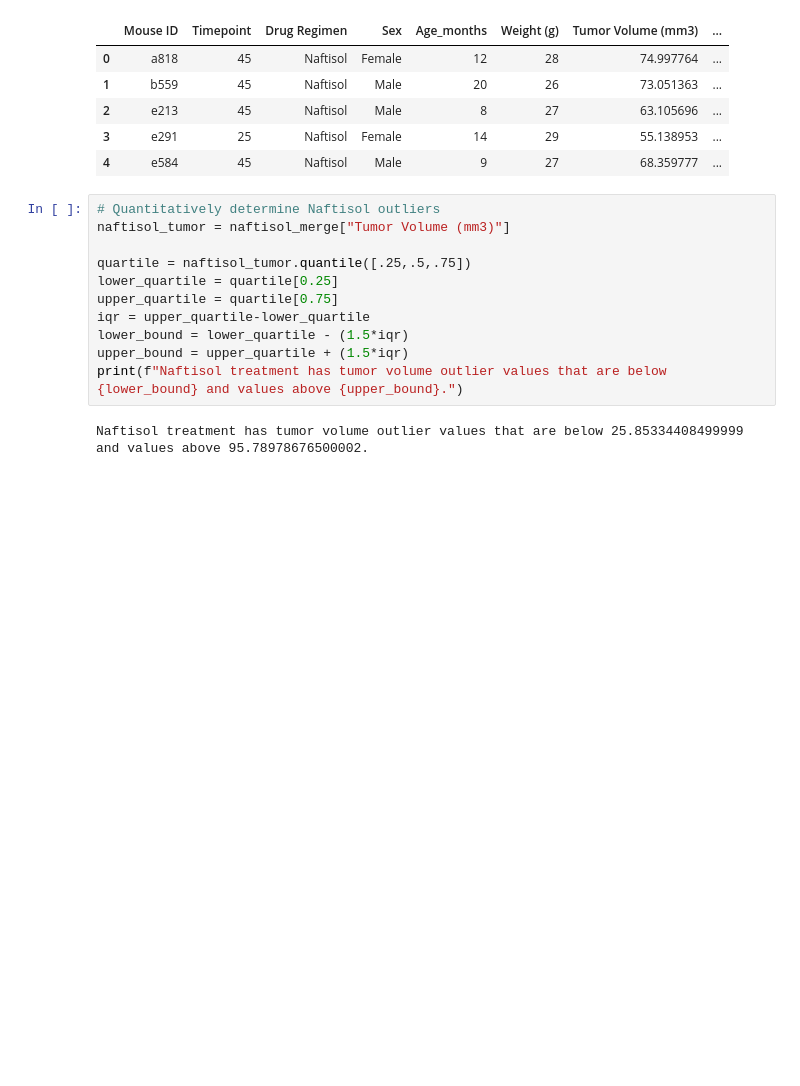
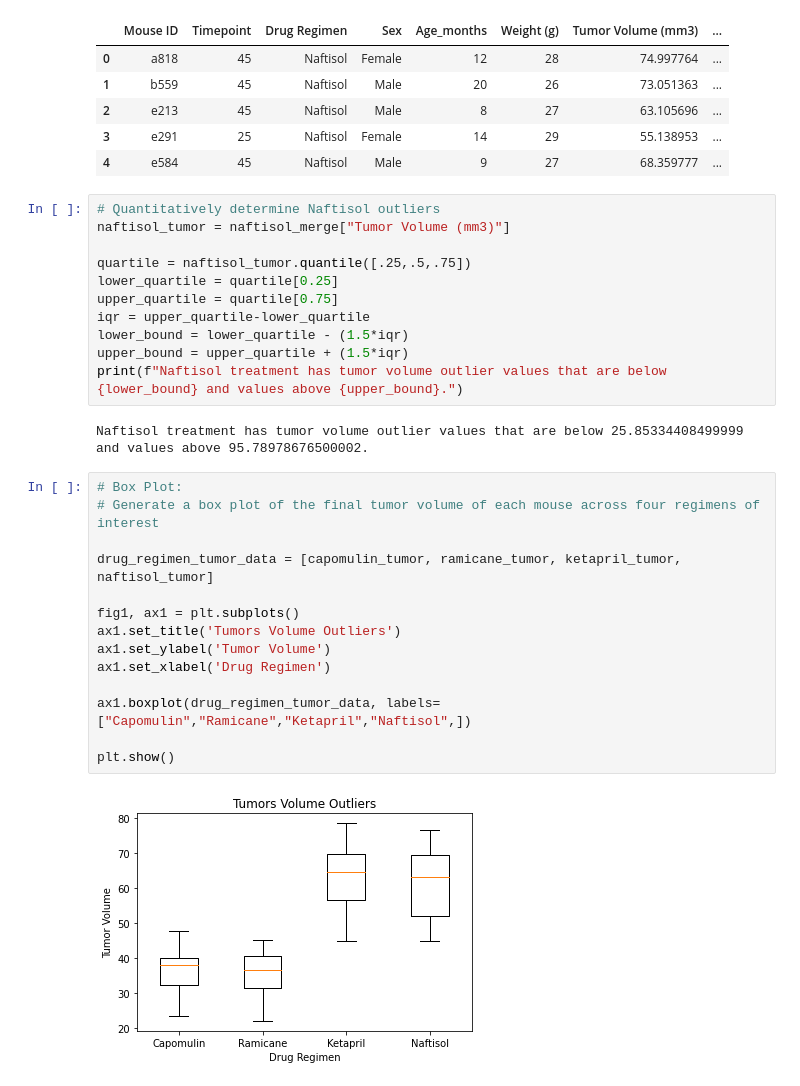
Before and after one commit to mathewqpmiller/Matplotlib-Pymaceuticals_Analysis, a Jupyter notebook: Matplotlib_Pharmaceuticals_Analysis.ipynb, the cells around one changed output. Saved outputs shown, nothing was run; the diff lists cells and outputs as text; blank space fills up the shorter version.

Commit message:
Adding box plot unfinished

```diff
--- a/Matplotlib_Pharmaceuticals_Analysis.ipynb
+++ b/Matplotlib_Pharmaceuticals_Analysis.ipynb
@@ -805,3 +805,19 @@ upper_bound = upper_quartile + (1.5*iqr)
 print(f"Naftisol treatment has tumor volume outlier values that are below {lower_bound} and values above {upper_bound}.")
 # %% [output]
 Naftisol treatment has tumor volume outlier values that are below 25.85334408499999 and values above 95.78978676500002.
+# %%
+# Box Plot:
+# Generate a box plot of the final tumor volume of each mouse across four regimens of interest
+
+drug_regimen_tumor_data = [capomulin_tumor, ramicane_tumor, ketapril_tumor, naftisol_tumor]
+
+fig1, ax1 = plt.subplots()
+ax1.set_title('Tumors Volume Outliers')
+ax1.set_ylabel('Tumor Volume')
+ax1.set_xlabel('Drug Regimen')
+
+ax1.boxplot(drug_regimen_tumor_data, labels=["Capomulin","Ramicane","Ketapril","Naftisol",])
+
+plt.show()
+# %% [output]
+[figure, added]
```
Also changed, not shown: parts of 1 cell of this notebook.
